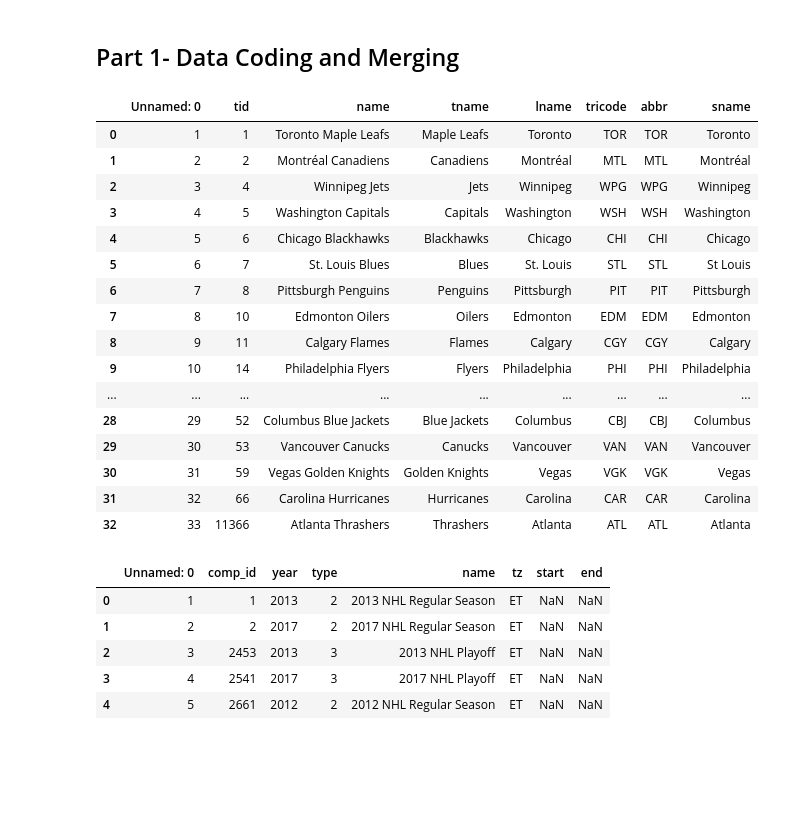
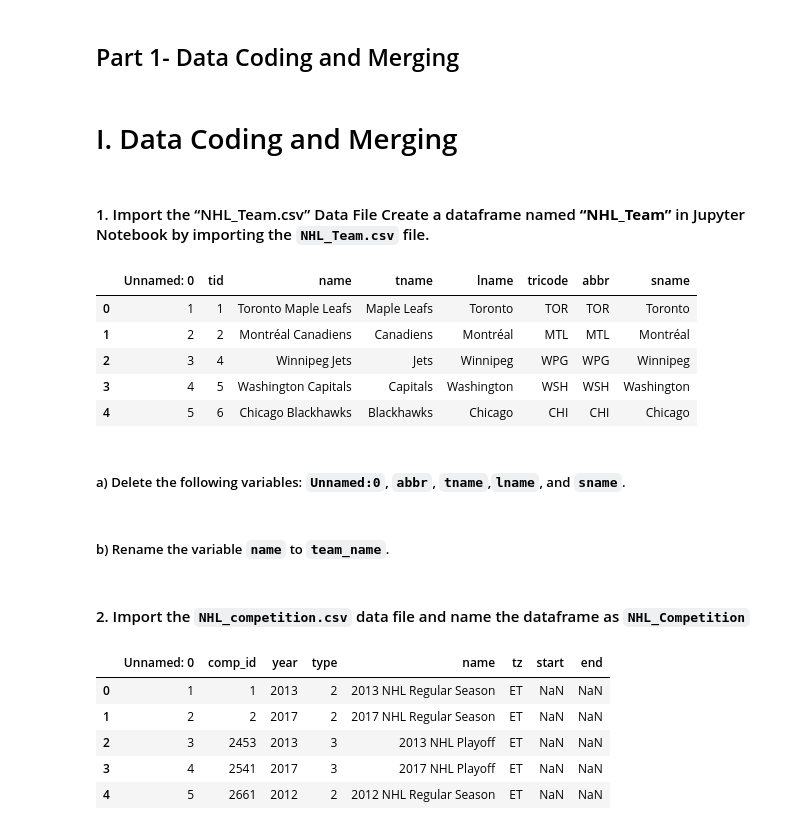
Before and after one commit to Abdallah-hilal/Sports-Performance-Analytics-Specialization, a Jupyter notebook: Assignments/Week 2 Assignment.ipynb, the cells around one changed output. Cells and saved outputs as stored; diff of their text form; code cells hidden in the pictures; blank space fills up the shorter version.

```diff
--- a/Assignments/Week 2 Assignment.ipynb
+++ b/Assignments/Week 2 Assignment.ipynb
@@ -8,25 +8,20 @@ import numpy as np
 import datetime
 import matplotlib.pyplot as plt
 import seaborn as sns
+# %% [markdown]
+# I. Data Coding and Merging
+# %% [markdown]
+#### 1. Import the “NHL_Team.csv” Data File  Create a dataframe named **“NHL_Team”** in Jupyter Notebook by importing the `NHL_Team.csv` file.
 # %%
 #Import NHL Team Data and Display
 NHL_Team=pd.read_csv("Assignment Data/Week 2/NHL_team.csv")
-display(NHL_Team)
+NHL_Team.head()
 # %% [output]
 |  | Unnamed: 0 | tid | name | tname | lname | tricode | abbr | sname |
 | 0 | 1 | 1 | Toronto Maple Leafs | Maple Leafs | Toronto | TOR | TOR | Toronto |
 | 1 | 2 | 2 | Montréal Canadiens | Canadiens | Montréal | MTL | MTL | Montréal |
 | 2 | 3 | 4 | Winnipeg Jets | Jets | Winnipeg | WPG | WPG | Winnipeg |
 | 3 | 4 | 5 | Washington Capitals | Capitals | Washington | WSH | WSH | Washington |
 | 4 | 5 | 6 | Chicago Blackhawks | Blackhawks | Chicago | CHI | CHI | Chicago |
-| 5 | 6 | 7 | St. Louis Blues | Blues | St. Louis | STL | STL | St Louis |
-| 6 | 7 | 8 | Pittsburgh Penguins | Penguins | Pittsburgh | PIT | PIT | Pittsburgh |
-| 7 | 8 | 10 | Edmonton Oilers | Oilers | Edmonton | EDM | EDM | Edmonton |
-| 8 | 9 | 11 | Calgary Flames | Flames | Calgary | CGY | CGY | Calgary |
-| 9 | 10 | 14 | Philadelphia Flyers | Flyers | Philadelphia | PHI | PHI | Philadelphia |
-| ... | ... | ... | ... | ... | ... | ... | ... | ... |
-| 28 | 29 | 52 | Columbus Blue Jackets | Blue Jackets | Columbus | CBJ | CBJ | Columbus |
-| 29 | 30 | 53 | Vancouver Canucks | Canucks | Vancouver | VAN | VAN | Vancouver |
-| 30 | 31 | 59 | Vegas Golden Knights | Golden Knights | Vegas | VGK | VGK | Vegas |
-| 31 | 32 | 66 | Carolina Hurricanes | Hurricanes | Carolina | CAR | CAR | Carolina |
-| 32 | 33 | 11366 | Atlanta Thrashers | Thrashers | Atlanta | ATL | ATL | Atlanta |
+# %% [markdown]
+##### a) Delete the following variables: `Unnamed:0`, `abbr`, `tname`,`lname`, and `sname`.
@@ -32,0 +30,2 @@ display(NHL_Team)
+# %% [markdown]
+##### b) Rename the variable `name` to `team_name`.
@@ -33,3 +34,5 @@ display(NHL_Team)
+# %% [markdown]
+#### 2. Import the **`NHL_competition.csv`** data file and name the dataframe as `NHL_Competition`
 # %%
 #Import NHL Competition Data and Display Head
 NHL_Competition=pd.read_csv("Assignment Data/Week 2/NHL_competition.csv")
```
Also changed, not shown: parts of 86 cells of this notebook, 7 other files.
